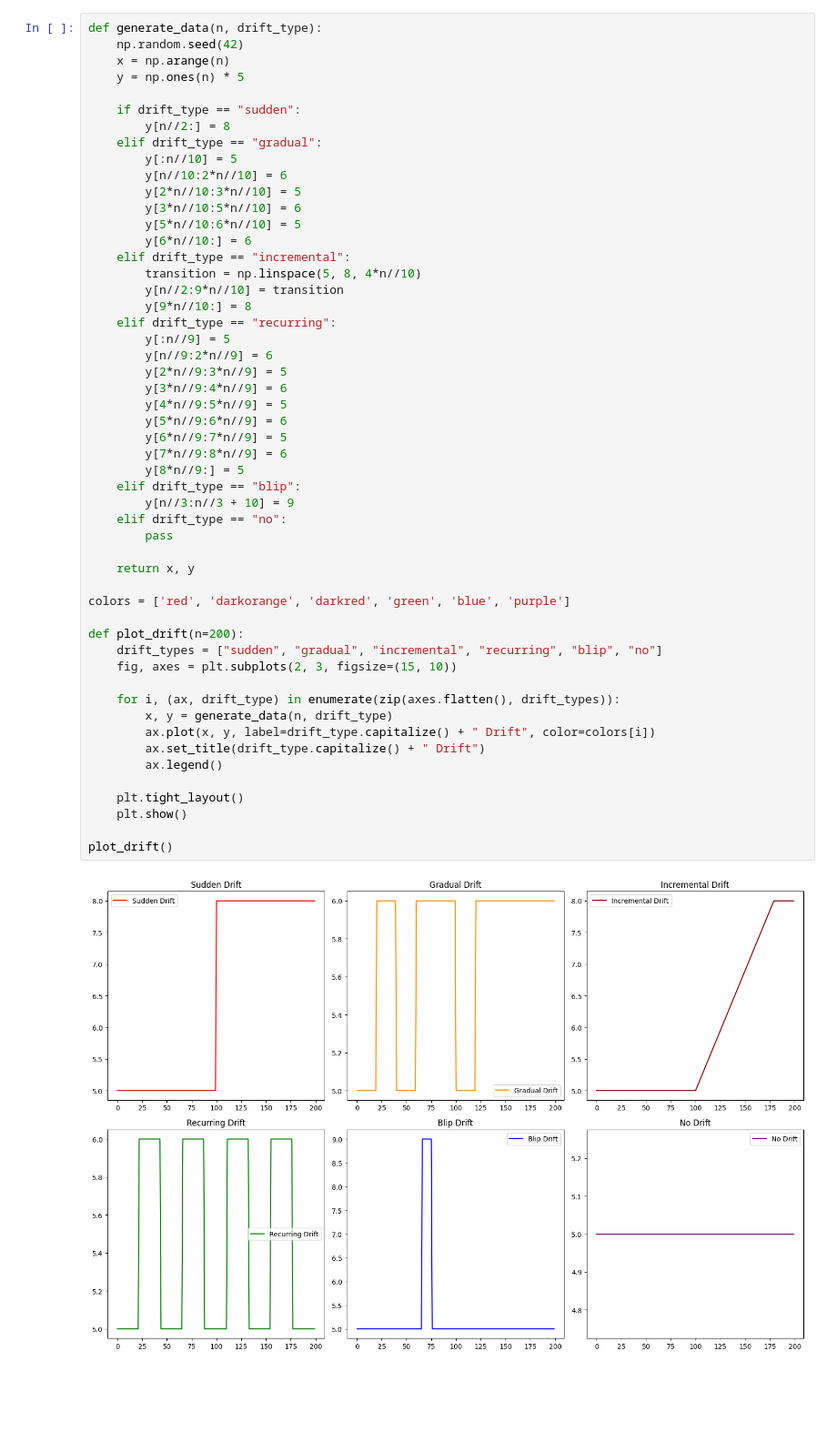
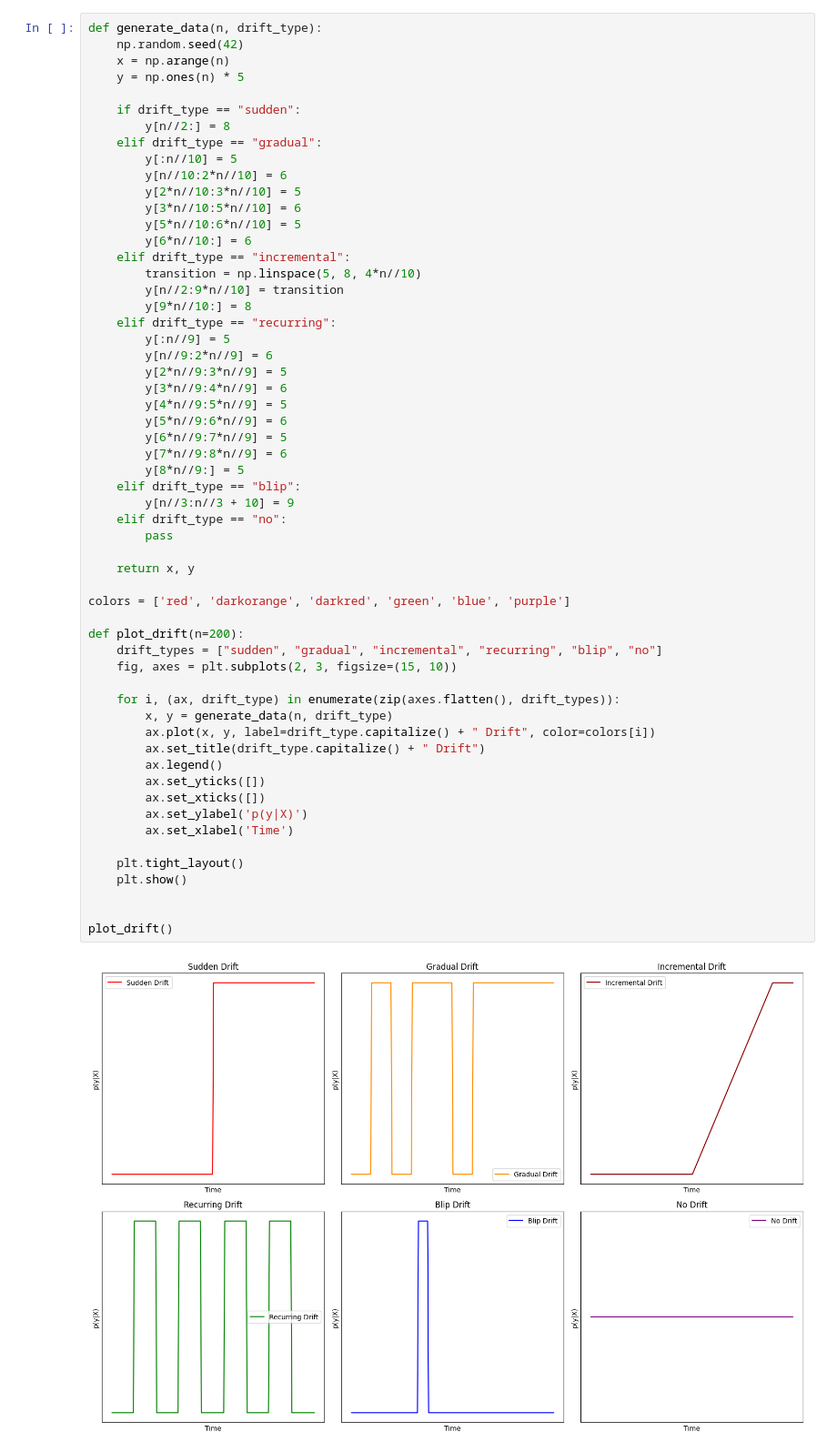
Before and after one commit to gschacon/masters_active_learning, a Jupyter notebook: plots/explanation_plots.ipynb, the cells around one changed output. Shown at 91% size. Saved outputs shown, nothing was run; the diff lists cells and outputs as text; blank space fills up the shorter version.

Commit message:
improved drift plot

```diff
--- a/plots/explanation_plots.ipynb
+++ b/plots/explanation_plots.ipynb
@@ -117,31 +117,36 @@ def generate_data(n, drift_type):
         y[3*n//9:4*n//9] = 6
         y[4*n//9:5*n//9] = 5
         y[5*n//9:6*n//9] = 6
         y[6*n//9:7*n//9] = 5
         y[7*n//9:8*n//9] = 6
         y[8*n//9:] = 5
     elif drift_type == "blip":
         y[n//3:n//3 + 10] = 9
     elif drift_type == "no":
         pass
 
     return x, y
 
 colors = ['red', 'darkorange', 'darkred', 'green', 'blue', 'purple']
 
 def plot_drift(n=200):
     drift_types = ["sudden", "gradual", "incremental", "recurring", "blip", "no"]
     fig, axes = plt.subplots(2, 3, figsize=(15, 10))
 
     for i, (ax, drift_type) in enumerate(zip(axes.flatten(), drift_types)):
         x, y = generate_data(n, drift_type)
         ax.plot(x, y, label=drift_type.capitalize() + " Drift", color=colors[i])
         ax.set_title(drift_type.capitalize() + " Drift")
         ax.legend()
+        ax.set_yticks([])
+        ax.set_xticks([])
+        ax.set_ylabel('p(y|X)')
+        ax.set_xlabel('Time')
 
     plt.tight_layout()
     plt.show()
 
+
 plot_drift()
 # %% [output]
-[figure, old version]
+[figure, new version]
```
Also changed, not shown: parts of 1 cell of this notebook.
